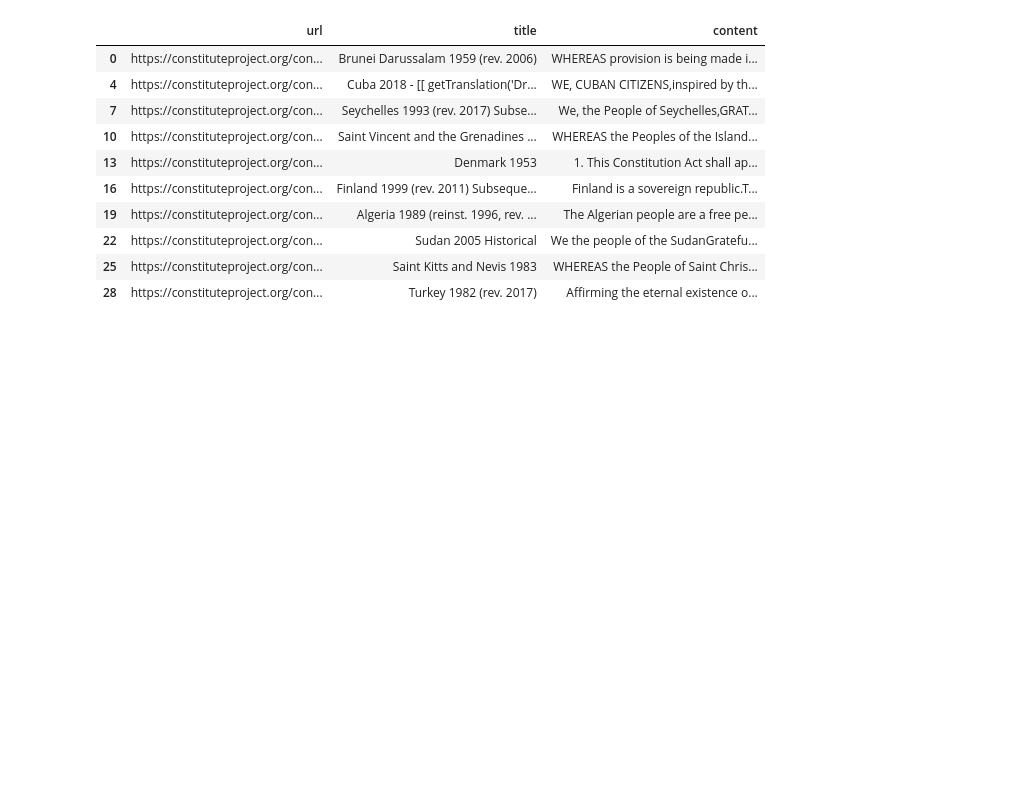
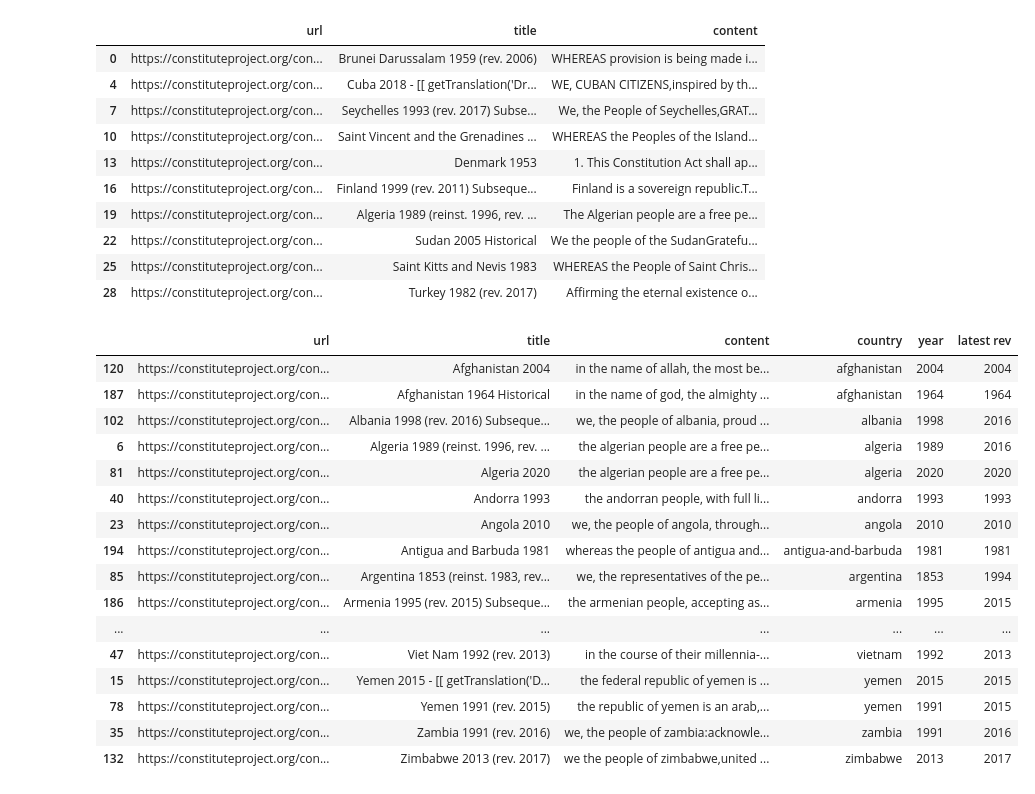
Before and after one commit to recmera/nlp-constitutions-analysis, a Jupyter notebook: 0-Scraping-Constitutions.ipynb, the cells around one changed output. Saved outputs shown, nothing was run; the diff lists cells and outputs as text; code cells hidden in the pictures; blank space fills up the shorter version.

```diff
--- a/0-Scraping-Constitutions.ipynb
+++ b/0-Scraping-Constitutions.ipynb
@@ -190,3 +189,7 @@ df.head(10)
 | 22 | https://constituteproject.org/con... | Sudan 2005 Historical | We the people of the SudanGratefu... |
 | 25 | https://constituteproject.org/con... | Saint Kitts and Nevis 1983 | WHEREAS the People of Saint Chris... |
 | 28 | https://constituteproject.org/con... | Turkey 1982 (rev. 2017) | Affirming the eternal existence o... |
+# %%
+df['country'] = ""
+df['year'] = ""
+df['latest rev'] = ""
@@ -192,0 +208,25 @@ df.head(10)
+# %%
+pd.set_option("display.max_rows", None, "display.max_columns", None)
+df.at[47, 'country'] = "vietnam"
+df.sort_values(by='country', ascending=True, inplace=True)
+df = df[df.country != ""]
+countries = df['country']
+df
+# %% [output]
+|  | url | title | content | country | year | latest rev |
+| 120 | https://constituteproject.org/con... | Afghanistan 2004 | in the name of allah, the most be... | afghanistan | 2004 | 2004 |
+| 187 | https://constituteproject.org/con... | Afghanistan 1964 Historical | in the name of god, the almighty ... | afghanistan | 1964 | 1964 |
+| 102 | https://constituteproject.org/con... | Albania 1998 (rev. 2016) Subseque... | we, the people of albania, proud ... | albania | 1998 | 2016 |
+| 6 | https://constituteproject.org/con... | Algeria 1989 (reinst. 1996, rev. ... | the algerian people are a free pe... | algeria | 1989 | 2016 |
+| 81 | https://constituteproject.org/con... | Algeria 2020 | the algerian people are a free pe... | algeria | 2020 | 2020 |
+| 40 | https://constituteproject.org/con... | Andorra 1993 | the andorran people, with full li... | andorra | 1993 | 1993 |
+| 23 | https://constituteproject.org/con... | Angola 2010 | we, the people of angola, through... | angola | 2010 | 2010 |
+| 194 | https://constituteproject.org/con... | Antigua and Barbuda 1981 | whereas the people of antigua and... | antigua-and-barbuda | 1981 | 1981 |
+| 85 | https://constituteproject.org/con... | Argentina 1853 (reinst. 1983, rev... | we, the representatives of the pe... | argentina | 1853 | 1994 |
+| 186 | https://constituteproject.org/con... | Armenia 1995 (rev. 2015) Subseque... | the armenian people, accepting as... | armenia | 1995 | 2015 |
+| ... | ... | ... | ... | ... | ... | ... |
+| 47 | https://constituteproject.org/con... | Viet Nam 1992 (rev. 2013) | in the course of their millennia-... | vietnam | 1992 | 2013 |
+| 15 | https://constituteproject.org/con... | Yemen 2015 - [[ getTranslation('D... | the federal republic of yemen is ... | yemen | 2015 | 2015 |
+| 78 | https://constituteproject.org/con... | Yemen 1991 (rev. 2015) | the republic of yemen is an arab,... | yemen | 1991 | 2015 |
+| 35 | https://constituteproject.org/con... | Zambia 1991 (rev. 2016) | we, the people of zambia:acknowle... | zambia | 1991 | 2016 |
+| 132 | https://constituteproject.org/con... | Zimbabwe 2013 (rev. 2017) | we the people of zimbabwe,united ... | zimbabwe | 2013 | 2017 |
```
Also changed, not shown: parts of 3 cells of this notebook, 1 other file.
